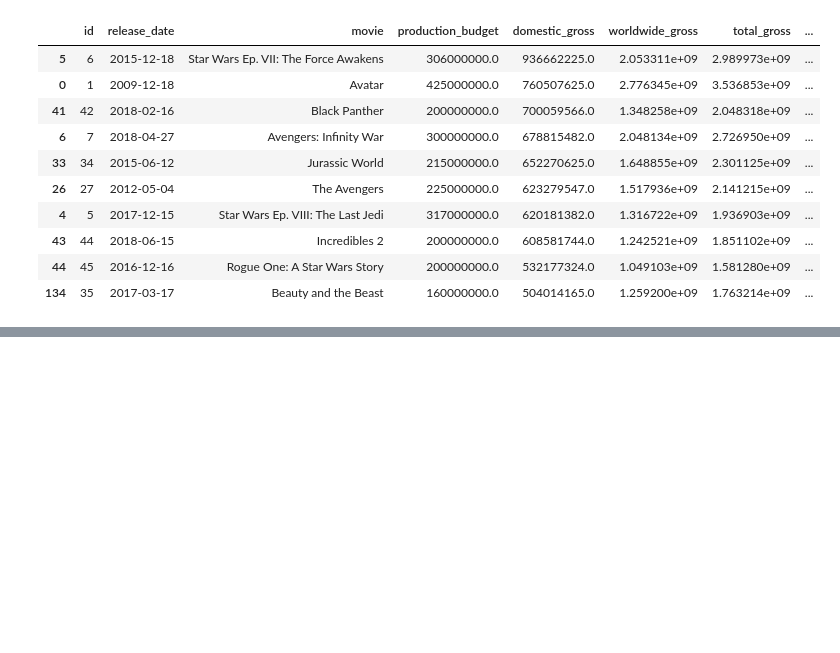
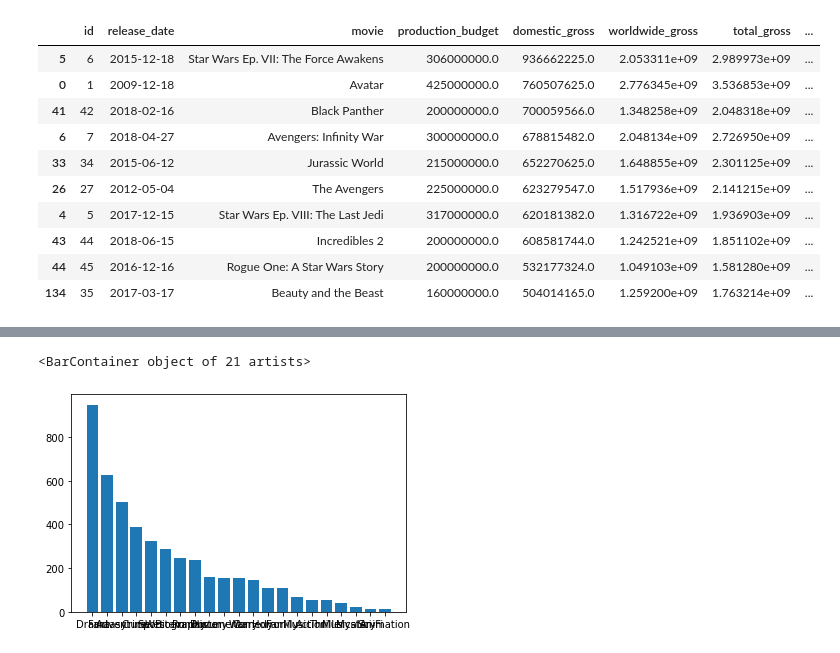
Before and after one commit to carlytsu/dsc-phase-1-project, a Jupyter notebook: Project 1 Lab Notebook.ipynb, the cells around one changed output, grey strips where cells are left out. Cells and saved outputs as stored; diff of their text form; code cells hidden in the pictures; blank space fills up the shorter version.

```diff
--- a/Project 1 Lab Notebook.ipynb
+++ b/Project 1 Lab Notebook.ipynb
@@ -453,0 +801,5 @@ Friday Classtime Todo:
+# %%
+#remove genres columns with all zero values
+
+df_merge_inclusive = df_merge_inclusive.loc[:, (df_merge_inclusive!=0).any(axis=0)] #thanks stackoverflow
+df_merge_inclusive.head()
@@ -453,0 +814,9 @@ Friday Classtime Todo:
+# %%
+genres_list = ['Drama', 'Fantasy', 'Adventure', 'Crime', 'Sport', 'Western', 'Biography',
+               'Romance', 'History', 'Documentary', 'War', 'Comedy', 'Horror', 'Family',
+              'Music', 'Action', 'Thriller', 'Musical', 'Mystery', 'Sci-Fi', 'Animation']
+# %%
+#take 2020 out
+
+df_merge_inclusive = df_merge_inclusive.loc[df_merge_inclusive['release_year'] < 2020]
+df_merge_inclusive['release_year'].unique()
@@ -453,0 +825,3 @@ Friday Classtime Todo:
+# %%
+y = df_merge_inclusive[genres_list].sum().sort_values(ascending=False)
+y
@@ -453,0 +846,5 @@ Friday Classtime Todo:
+# %%
+plt.bar(x=genres_list, height=y)
+# %% [output]
+<BarContainer object of 21 artists>
+[figure, added]
```
Also changed, not shown: parts of 38 cells of this notebook.
